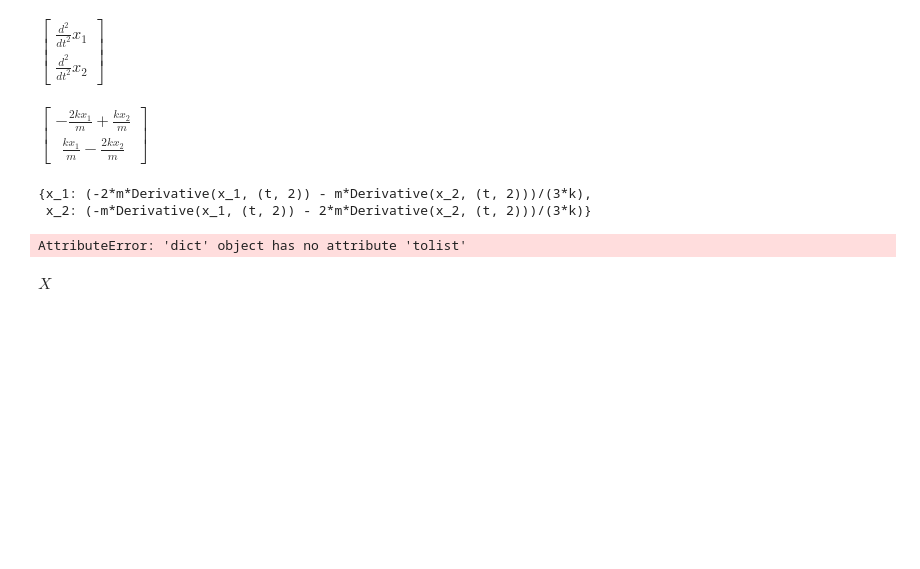
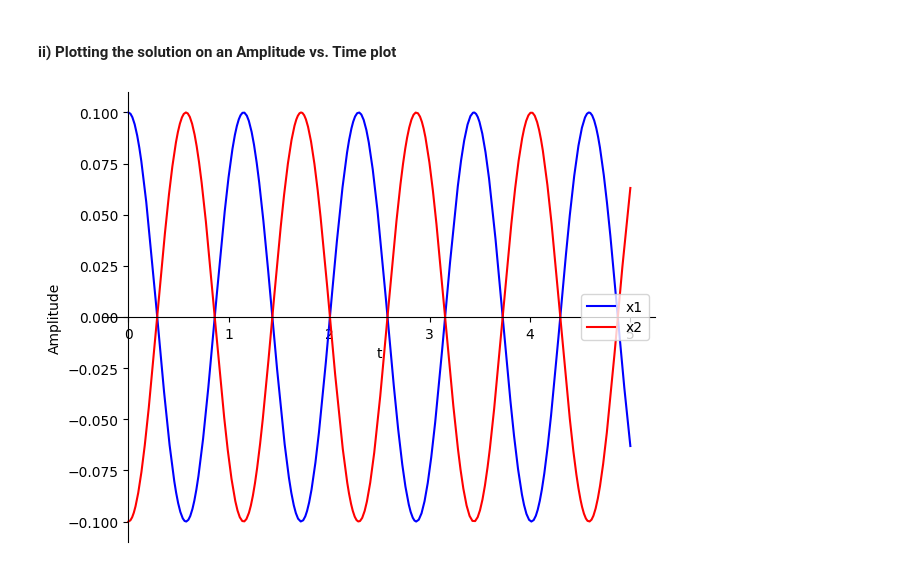
Before and after one commit to mconti00/sympy-project, a Jupyter notebook: sol_class_exercise.ipynb, the cells around one changed output. Drawn from its saved outputs; the diff is of its cells as text; code cells hidden in the pictures; blank space fills up the shorter version.

Commit message:
Finished the class_exercise and solutions

```diff
--- a/sol_class_exercise.ipynb
+++ b/sol_class_exercise.ipynb
@@ -22,41 +51,21 @@ $\displaystyle x_{2}{\left(t \right)} = \frac{\cos{\left(t \right)}}{2} - \frac{
-# %%
-from sympy import symbols, Function, Eq, dsolve, solve, Derivative, Matrix, MatrixSymbol, MatMul
-
-t, k, m, A, x_vec = symbols('t k m A  x_vec', real=True)
-
-x1, x2 = symbols("x_1 x_2", real=True)
-
-x_vec = symbols('t k m A  x_vec', real=True, cls=Function)
-
-matrix = Matrix([[-2, 1],
-                 [1, -2]])
-A= (k/m) * matrix
-x_vec = Matrix([x1, x2])
-# X = MatrixSymbol('X', 2, 1)
-
-RHS = (A * x_vec)
-LHS=Matrix([Derivative(x1, t, 2), Derivative(x2,t,2)])
-display(LHS)
-display(RHS)
-
-eqn=Eq(LHS,RHS)
-# display(LHS-RHS)
-eqn = (LHS-RHS).T.tolist()[0]
-
-solution = solve(eqn, x1, x2)
-display(solution)
-display(solution.tolist())
-# display(solution[0])
-type(solution.values())
-# %% [output]
-$\displaystyle \left[\begin{matrix}\frac{d^{2}}{d t^{2}} x_{1}\\\frac{d^{2}}{d t^{2}} x_{2}\end{matrix}\right]$
-$\displaystyle \left[\begin{matrix}- \frac{2 k x_{1}}{m} + \frac{k x_{2}}{m}\\\frac{k x_{1}}{m} - \frac{2 k x_{2}}{m}\end{matrix}\right]$
-{x_1: (-2*m*Derivative(x_1, (t, 2)) - m*Derivative(x_2, (t, 2)))/(3*k),
- x_2: (-m*Derivative(x_1, (t, 2)) - 2*m*Derivative(x_2, (t, 2)))/(3*k)}
-AttributeError: 'dict' object has no attribute 'tolist'
-# %%
-from sympy import MatrixSymbol, Matrix
-X = MatrixSymbol('X', 3, 3)
-display(X)
-# %% [output]
-$\displaystyle X$
+# %% [markdown]
+#### ii) Plotting the solution on an Amplitude vs. Time plot
+# %%
+# %pip install matplotlib
+from sympy import plot
+
+# Refining the function to plot on the y-axis
+special_sol_1_plot = special_sol[0][0].rhs
+special_sol_2_plot = special_sol[0][1].rhs
+
+# Plotting with sympy's plot
+p=plot(special_sol_1_plot, special_sol_2_plot, (t,0,5), show=False, legend=True)
+p.xlabel='t'
+p.ylabel='Amplitude'
+p[0].line_color='blue'
+p[0].label='x1'
+p[1].line_color='red'
+p[1].label='x2'
+p.show()
+# %% [output]
+[figure, added]
```
Also changed, not shown: parts of 11 cells of this notebook, 1 other file.
